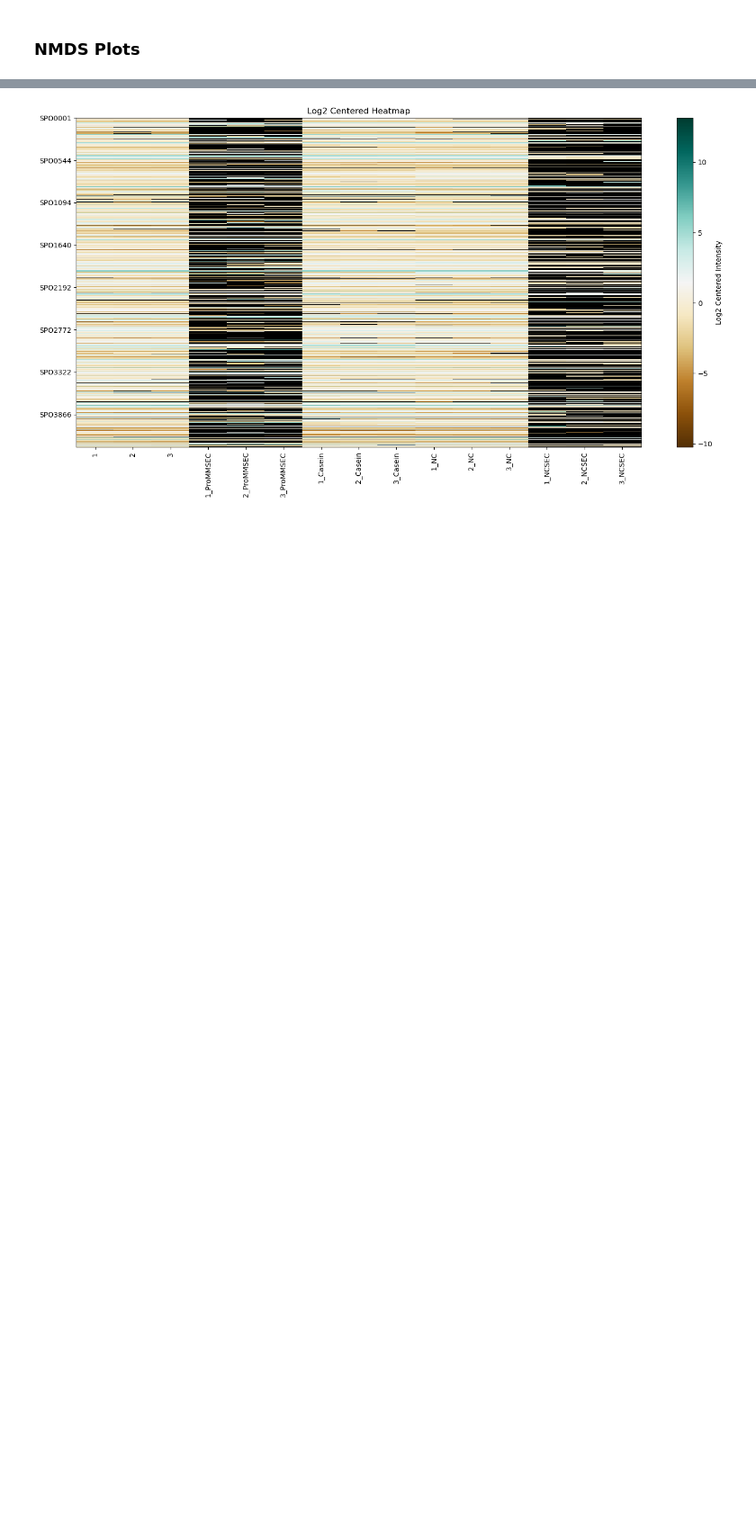
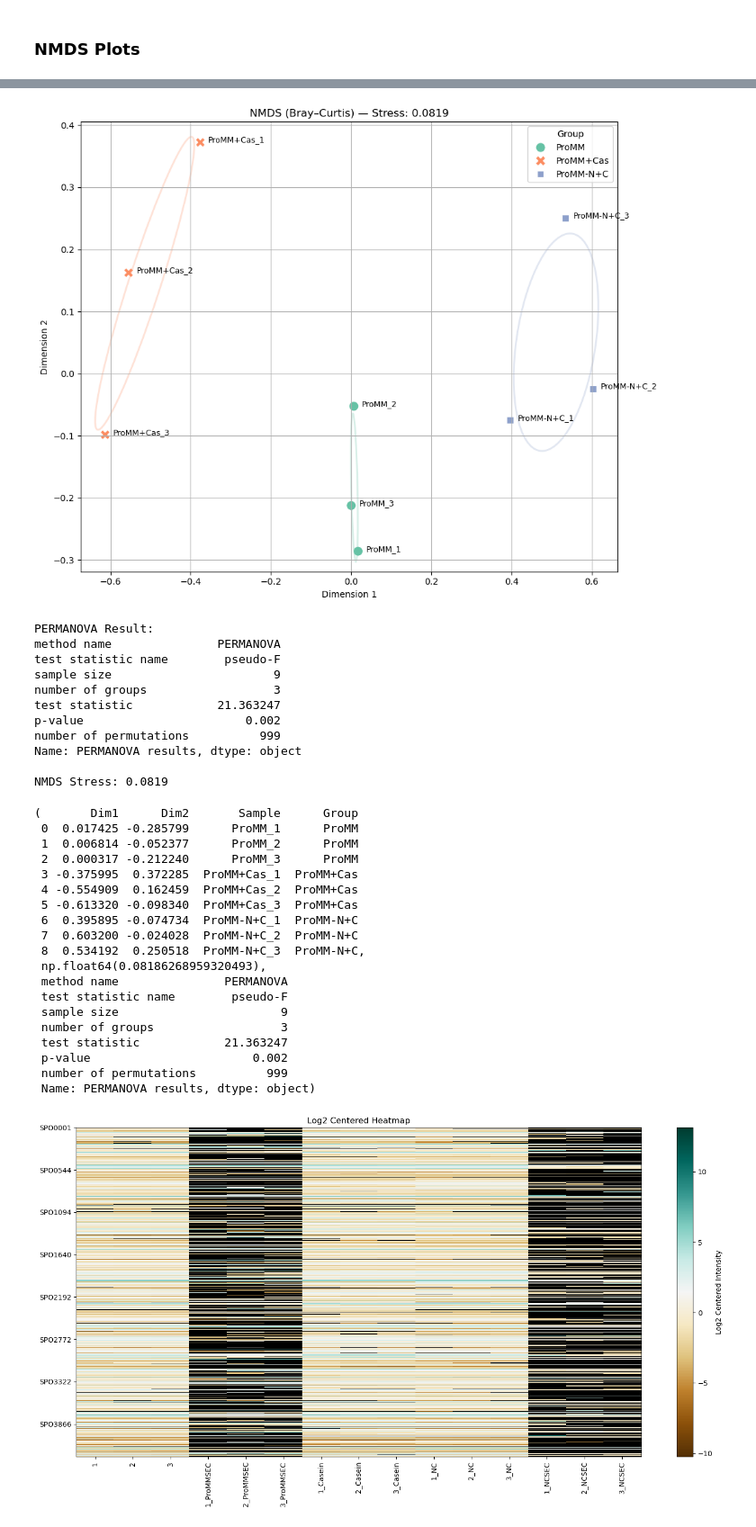
Before and after one commit to Fuchan2004/Rpom_Exoproteome, a Jupyter notebook: scripts/proteome_NMDS_heatmaps.ipynb, the cells around one changed output, grey strips where cells are left out. Shown at 90% size. Cells and saved outputs as stored; diff of their text form; code cells hidden in the pictures; blank space fills up the shorter version.

```diff
--- a/scripts/proteome_NMDS_heatmaps.ipynb
+++ b/scripts/proteome_NMDS_heatmaps.ipynb
@@ -633,3 +305,39 @@ Name: PERMANOVA results, dtype: object
+# %%
+chosen = ["ProMM", "ProMM-N+C", "ProMM+Cas"]
+data_T, labels = data_mod(merged, chosen_suffixes=chosen)
+NMDS(data_T, labels)
+# %% [output]
+[figure, added]
+PERMANOVA Result:
+method name               PERMANOVA
+test statistic name        pseudo-F
+sample size                       9
+number of groups                  3
+test statistic            21.363247
+p-value                       0.002
+number of permutations          999
+Name: PERMANOVA results, dtype: object
+
+NMDS Stress: 0.0819
+(       Dim1      Dim2       Sample      Group
+ 0  0.017425 -0.285799      ProMM_1      ProMM
+ 1  0.006814 -0.052377      ProMM_2      ProMM
+ 2  0.000317 -0.212240      ProMM_3      ProMM
+ 3 -0.375995  0.372285  ProMM+Cas_1  ProMM+Cas
+ 4 -0.554909  0.162459  ProMM+Cas_2  ProMM+Cas
+ 5 -0.613320 -0.098340  ProMM+Cas_3  ProMM+Cas
+ 6  0.395895 -0.074734  ProMM-N+C_1  ProMM-N+C
+ 7  0.603200 -0.024028  ProMM-N+C_2  ProMM-N+C
+ 8  0.534192  0.250518  ProMM-N+C_3  ProMM-N+C,
+ np.float64(0.08186268959320493),
+ method name               PERMANOVA
+ test statistic name        pseudo-F
+ sample size                       9
+ number of groups                  3
+ test statistic            21.363247
+ p-value                       0.002
+ number of permutations          999
+ Name: PERMANOVA results, dtype: object)
 # %%
 # Assuming 'filtered' contains your list of DataFrames (ProMM, ProMMSEC, Casein, NC, NCSEC)
 dfs = [ProMM, ProMMSEC, Casein, NC, NCSEC]
```
Also changed, not shown: parts of 14 cells of this notebook.
